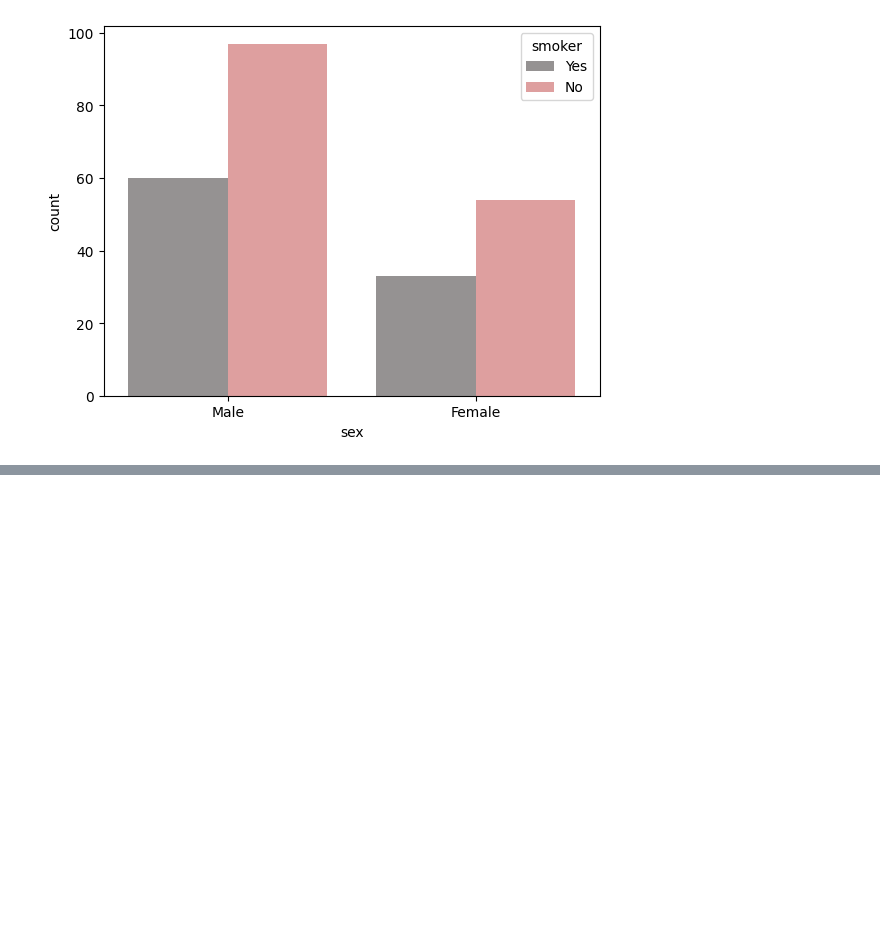
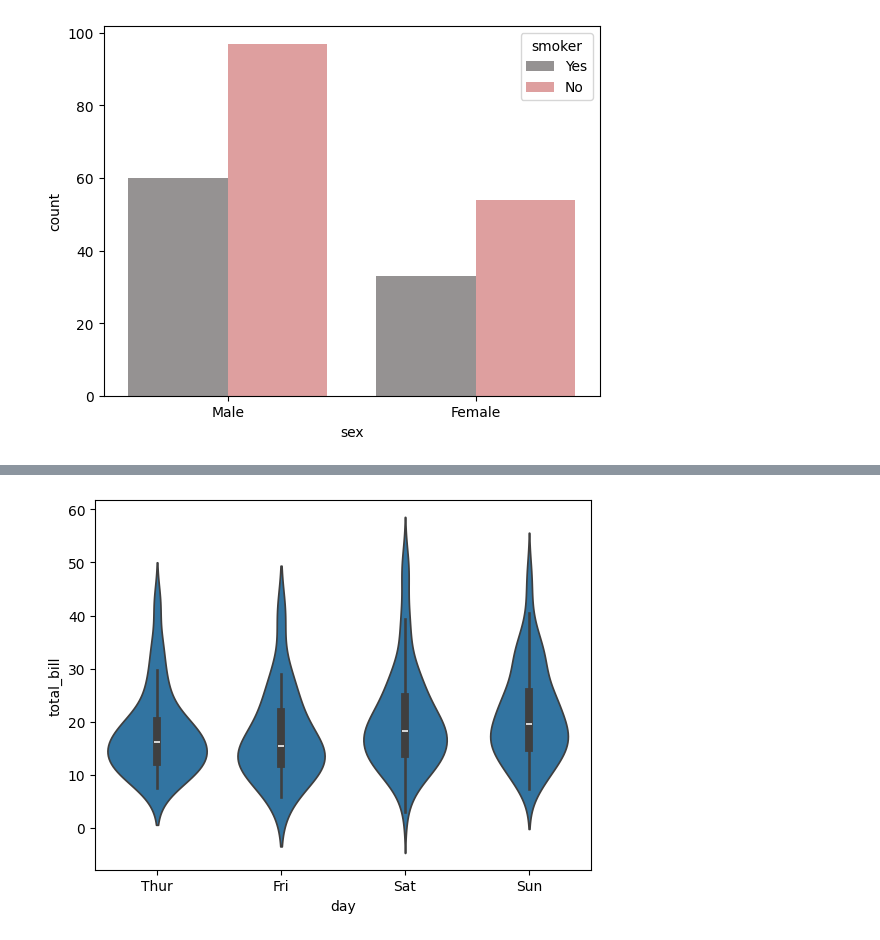
Before and after one commit to Tanay-Dwivedi/DADS-practice, a Jupyter notebook: Python/Seaborn/seaborn_practice3.ipynb, the cells around one changed output, grey strips where cells are left out. Saved outputs shown, nothing was run; the diff lists cells and outputs as text; code cells hidden in the pictures; blank space fills up the shorter version.

```diff
--- a/Python/Seaborn/seaborn_practice3.ipynb
+++ b/Python/Seaborn/seaborn_practice3.ipynb
@@ -64,0 +71,2 @@ plt.show()
+# %%
+df = sb.load_dataset("tips")
@@ -64,0 +82,5 @@ plt.show()
+# %%
+sb.violinplot(x = "day", y = "total_bill", data = df)
+plt.show()
+# %% [output]
+[figure, added]
```
Also changed, not shown: parts of 15 cells of this notebook.
